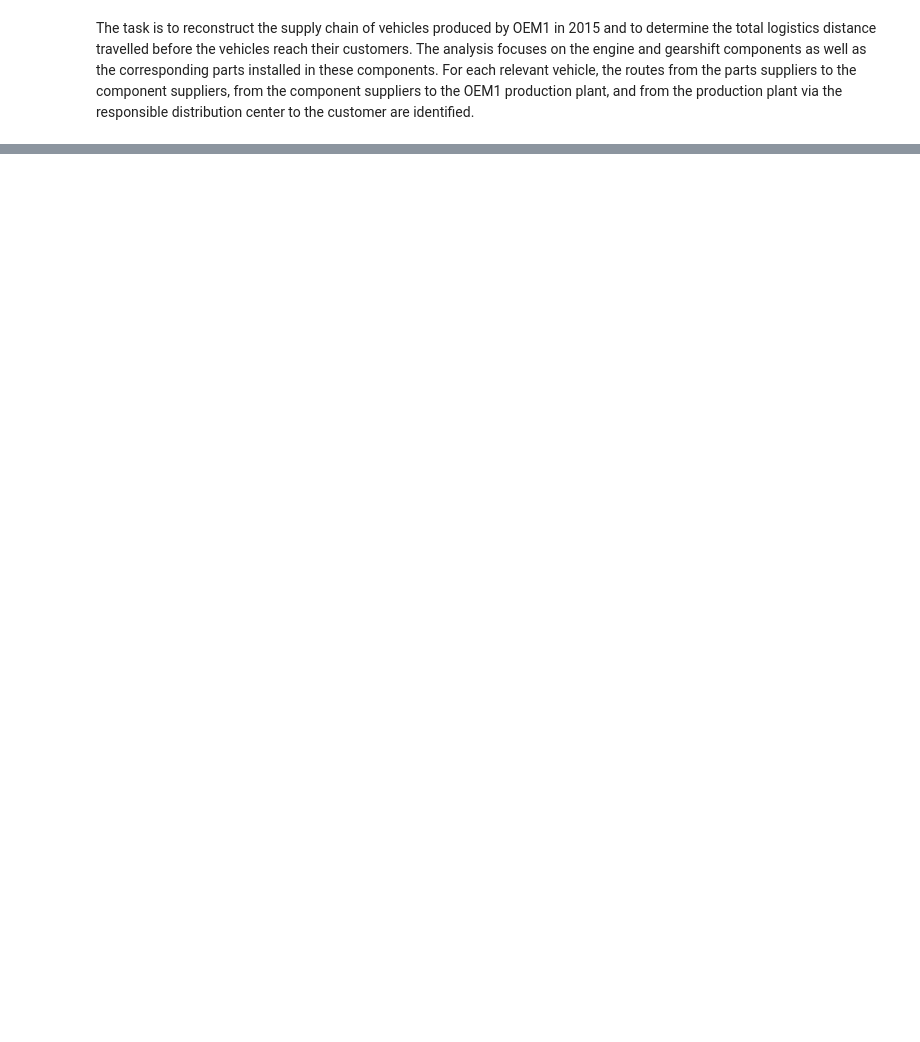
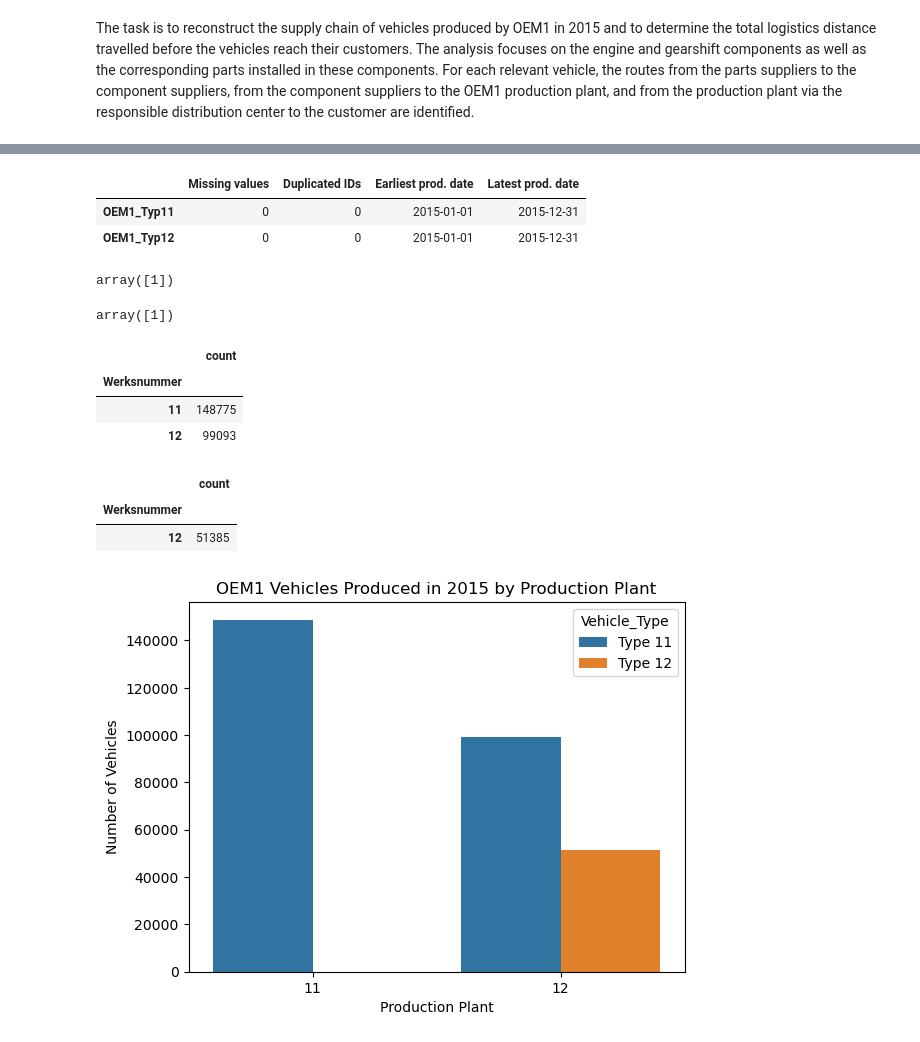
Before and after one commit to Kian7667/Car_Supply_Chain_Analysis, a Jupyter notebook: SoSe26_Case_Study_Group_11.ipynb, the cells around one changed output, grey strips where cells are left out. Saved outputs shown, nothing was run; the diff lists cells and outputs as text; code cells hidden in the pictures; blank space fills up the shorter version.

```diff
--- a/SoSe26_Case_Study_Group_11.ipynb
+++ b/SoSe26_Case_Study_Group_11.ipynb
@@ -169,0 +128,14 @@ dtype: int64
+# %%
+Typ12_chunks_2015 = []
+
+for chunk in pd.read_csv(
+    "data/IDA SoSe26 - Data/Fahrzeug/Fahrzeuge_OEM1_Typ12.csv",
+    usecols=["ID_Fahrzeug", "Produktionsdatum", "Herstellernummer", "Werksnummer"],
+    sep = ";",
+    parse_dates=["Produktionsdatum"],
+    chunksize=100_000
+):
+    Typ12_chunks_2015.append(chunk[chunk["Produktionsdatum"].dt.year == 2015])
+
+OEM1_Typ12 = pd.concat(Typ12_chunks_2015, ignore_index= True)
+OEM1_Typ12.head()
@@ -169,0 +173,62 @@ dtype: int64
+# %%
+overview_Typ11 = pd.DataFrame(
+    {
+        "Missing values": [OEM1_Typ11["ID_Fahrzeug"].isna().sum().sum(), OEM1_Typ12.isna().sum().sum()],
+        "Duplicated IDs": [OEM1_Typ11["ID_Fahrzeug"].duplicated().sum(), OEM1_Typ12["ID_Fahrzeug"].duplicated().sum()],
+        "Earliest prod. date": [OEM1_Typ11["Produktionsdatum"].agg("min"), OEM1_Typ12["Produktionsdatum"].agg("min")],
+        "Latest prod. date" : [OEM1_Typ11["Produktionsdatum"].agg("max"), OEM1_Typ12["Produktionsdatum"].agg("max")],
+    },
+    index= ["OEM1_Typ11", "OEM1_Typ12"]
+)
+overview_Typ11
+# %% [output]
+|  | Missing values | Duplicated IDs | Earliest prod. date | Latest prod. date |
+| OEM1_Typ11 | 0 | 0 | 2015-01-01 | 2015-12-31 |
+| OEM1_Typ12 | 0 | 0 | 2015-01-01 | 2015-12-31 |
+# %%
+OEM1_Typ11["Herstellernummer"].unique()
+# %% [output]
+array([1])
+# %%
+OEM1_Typ12["Herstellernummer"].unique()
+# %% [output]
+array([1])
+# %%
+pd.DataFrame(OEM1_Typ11["Werksnummer"].value_counts())
+# %% [output]
+|  | count |
+| Werksnummer |  |
+| 11 | 148775 |
+| 12 | 99093 |
+# %%
+pd.DataFrame(OEM1_Typ12["Werksnummer"].value_counts())
+# %% [output]
+|  | count |
+| Werksnummer |  |
+| 12 | 51385 |
+# %%
+vehicle_plants = pd.concat([
+    OEM1_Typ11.assign(Vehicle_Type="Type 11"),
+    OEM1_Typ12.assign(Vehicle_Type="Type 12")
+])
+
+plant_counts = (
+    vehicle_plants
+    .groupby(["Werksnummer", "Vehicle_Type"])
+    .size()
+    .reset_index(name="Vehicle_Count")
+)
+
+sns.barplot(
+    data=plant_counts,
+    x="Werksnummer",
+    y="Vehicle_Count",
+    hue="Vehicle_Type"
+)
+
+plt.title("OEM1 Vehicles Produced in 2015 by Production Plant")
+plt.xlabel("Production Plant")
+plt.ylabel("Number of Vehicles")
+plt.show()
+# %% [output]
+[figure, added]
```
Also changed, not shown: parts of 51 cells of this notebook, 1 other file.
